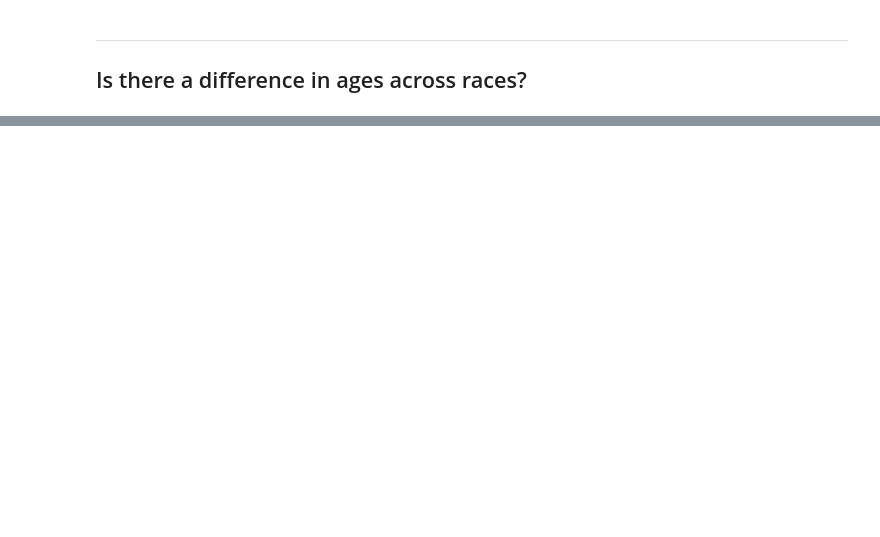
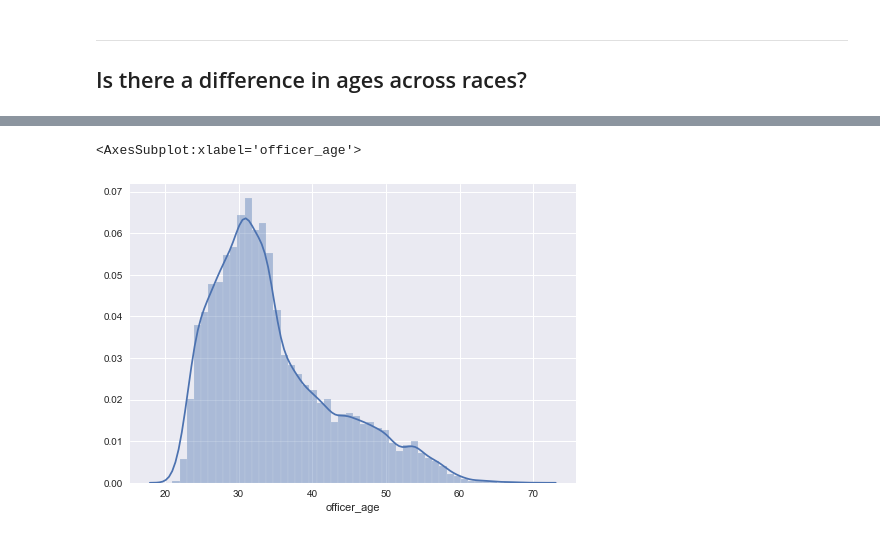
Before and after one commit to data-gab/Terry-Stops, a Jupyter notebook: notebooks/EDA.ipynb, the cells around one changed output, grey strips where cells are left out. Drawn from its saved outputs; the diff is of its cells as text; code cells hidden in the pictures; blank space fills up the shorter version.

```diff
--- a/notebooks/EDA.ipynb
+++ b/notebooks/EDA.ipynb
@@ -150,0 +167,6 @@ plt.show()
+# %%
+# this can probably be better shown as a displot
+sns.distplot(terry_df['officer_age'])
+# %% [output]
+<AxesSubplot:xlabel='officer_age'>
+[figure, added]
```
Also changed, not shown: parts of 8 cells of this notebook, 2 other files.
